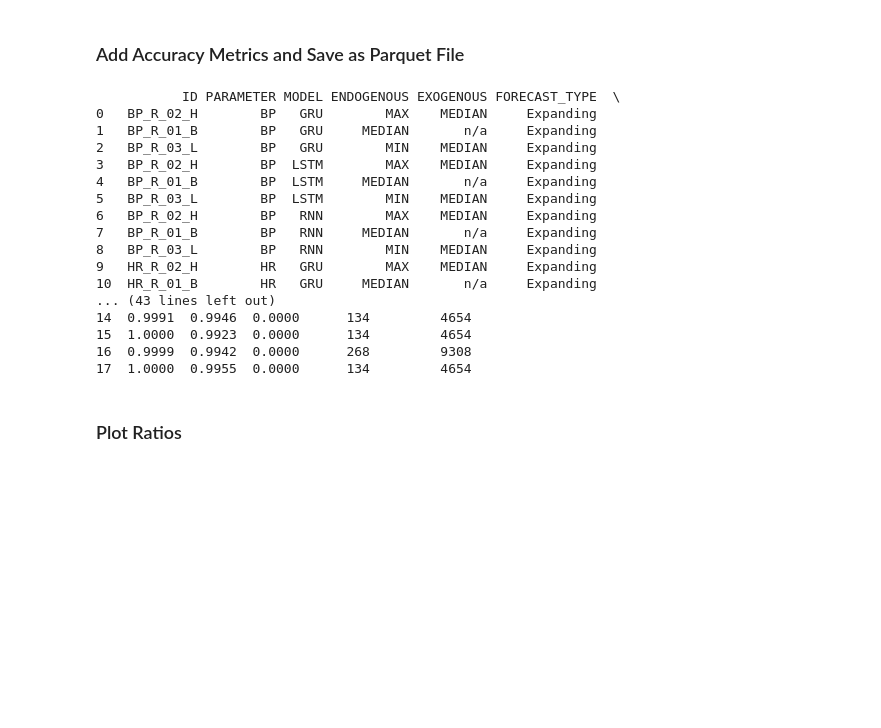
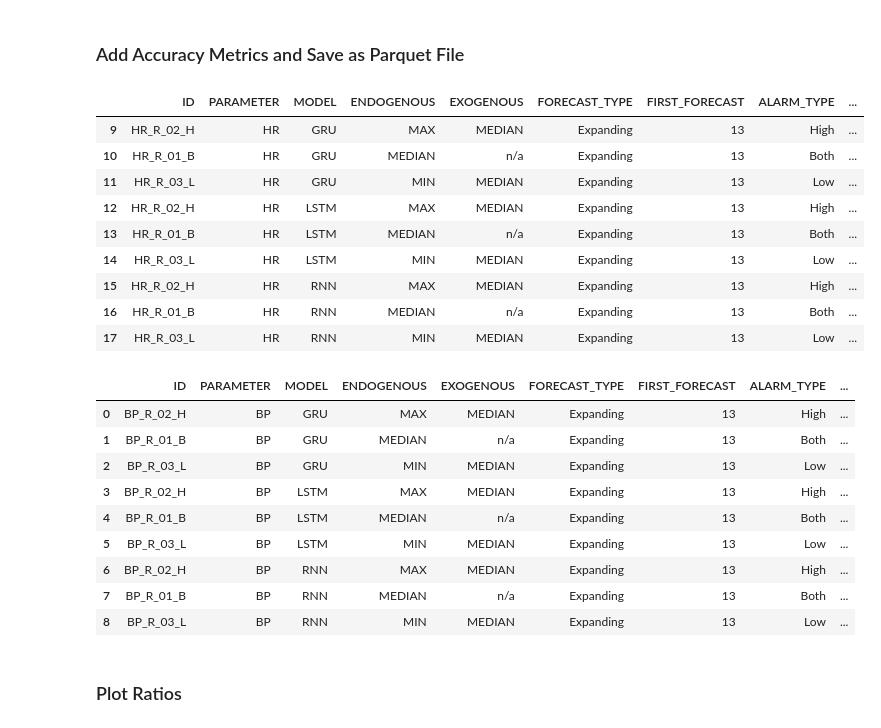
Before and after one commit to denise97/dhl2021, a Jupyter notebook: mimic_prediction_rnn/analysis_models_and_chunks.ipynb, the cells around one changed output. Drawn from its saved outputs; the diff is of its cells as text; code cells hidden in the pictures; blank space fills up the shorter version.

```diff
--- a/mimic_prediction_rnn/analysis_models_and_chunks.ipynb
+++ b/mimic_prediction_rnn/analysis_models_and_chunks.ipynb
@@ -67,49 +73,53 @@ print(result_matrix_models)
 # %%
 # Calculate metrics (see https://en.wikipedia.org/wiki/Sensitivity_and_specificity for more information)
 result_matrix_models['FPR'] = result_matrix_models['FP'] / (result_matrix_models['FP'] + result_matrix_models['TN'])
 result_matrix_models['TPR'] = result_matrix_models['TP'] / (result_matrix_models['TP'] + result_matrix_models['FN'])
 result_matrix_models['FNR'] = result_matrix_models['FN'] / (result_matrix_models['TP'] + result_matrix_models['FN'])
 result_matrix_models['TNR'] = result_matrix_models['TN'] / (result_matrix_models['FP'] + result_matrix_models['TN'])
 
 result_matrix_models['ACC'] = (result_matrix_models['TP'] + result_matrix_models['TN']) / \
                               (result_matrix_models['TP'] + result_matrix_models['FN'] + result_matrix_models['FP'] + result_matrix_models['TN'])
 result_matrix_models['F1S'] = result_matrix_models['TP'] / \
                               (result_matrix_models['TP'] + 0.5 * (result_matrix_models['FP'] + result_matrix_models['FN']))
 
 # Round all floats to 4 decimal places
 # Note: round() does not work for floats with many decimal places
 decimals = 4
 for col in ['FPR', 'TPR', 'FNR', 'TNR', 'ACC', 'F1S']:
     result_matrix_models[col] = result_matrix_models[col].apply(lambda x: round(x, decimals))
 
 # Move cols to end for similarity with ARIMA results and reset index
 result_matrix_models = result_matrix_models[['ID', 'PARAMETER', 'MODEL', 'ENDOGENOUS', 'EXOGENOUS', 'FORECAST_TYPE',
                                              'FIRST_FORECAST', 'ALARM_TYPE', 'FP', 'TP', 'FN', 'TN', 'FPR', 'TPR',
                                              'FNR', 'TNR', 'ACC', 'F1S', 'N_CHUNKS', 'N_ITERATIONS']].reset_index(drop=True)
 
-# Show complemented result matrix
-print(result_matrix_models)
+# Show complemented result matrix per parameter
+display(result_matrix_models[result_matrix_models['PARAMETER'] == 'HR'])
+display(result_matrix_models[result_matrix_models['PARAMETER'] == 'BP'])
 
 # Save result matrix as parquet
-result_matrix_models.to_parquet('../../data/darts/1000_chunks/result_matrix_models.parquet', engine='pyarrow')
+result_matrix_models.to_parquet(f'../../data/darts/{n_chunks}chunks/result_matrix_models.parquet', engine='pyarrow')
 # %% [output]
-           ID PARAMETER MODEL ENDOGENOUS EXOGENOUS FORECAST_TYPE  \
-0   BP_R_02_H        BP   GRU        MAX    MEDIAN     Expanding
-1   BP_R_01_B        BP   GRU     MEDIAN       n/a     Expanding
-2   BP_R_03_L        BP   GRU        MIN    MEDIAN     Expanding
-3   BP_R_02_H        BP  LSTM        MAX    MEDIAN     Expanding
-4   BP_R_01_B        BP  LSTM     MEDIAN       n/a     Expanding
-5   BP_R_03_L        BP  LSTM        MIN    MEDIAN     Expanding
-6   BP_R_02_H        BP   RNN        MAX    MEDIAN     Expanding
-7   BP_R_01_B        BP   RNN     MEDIAN       n/a     Expanding
-8   BP_R_03_L        BP   RNN        MIN    MEDIAN     Expanding
-9   HR_R_02_H        HR   GRU        MAX    MEDIAN     Expanding
-10  HR_R_01_B        HR   GRU     MEDIAN       n/a     Expanding
-... (43 lines left out)
-14  0.9991  0.9946  0.0000      134         4654
-15  1.0000  0.9923  0.0000      134         4654
-16  0.9999  0.9942  0.0000      268         9308
-17  1.0000  0.9955  0.0000      134         4654
+|  | ID | PARAMETER | MODEL | ENDOGENOUS | EXOGENOUS | FORECAST_TYPE | FIRST_FORECAST | ALARM_TYPE | ... |
+| 9 | HR_R_02_H | HR | GRU | MAX | MEDIAN | Expanding | 13 | High | ... |
+| 10 | HR_R_01_B | HR | GRU | MEDIAN | n/a | Expanding | 13 | Both | ... |
+| 11 | HR_R_03_L | HR | GRU | MIN | MEDIAN | Expanding | 13 | Low | ... |
+| 12 | HR_R_02_H | HR | LSTM | MAX | MEDIAN | Expanding | 13 | High | ... |
+| 13 | HR_R_01_B | HR | LSTM | MEDIAN | n/a | Expanding | 13 | Both | ... |
+| 14 | HR_R_03_L | HR | LSTM | MIN | MEDIAN | Expanding | 13 | Low | ... |
+| 15 | HR_R_02_H | HR | RNN | MAX | MEDIAN | Expanding | 13 | High | ... |
+| 16 | HR_R_01_B | HR | RNN | MEDIAN | n/a | Expanding | 13 | Both | ... |
+| 17 | HR_R_03_L | HR | RNN | MIN | MEDIAN | Expanding | 13 | Low | ... |
+|  | ID | PARAMETER | MODEL | ENDOGENOUS | EXOGENOUS | FORECAST_TYPE | FIRST_FORECAST | ALARM_TYPE | ... |
+| 0 | BP_R_02_H | BP | GRU | MAX | MEDIAN | Expanding | 13 | High | ... |
+| 1 | BP_R_01_B | BP | GRU | MEDIAN | n/a | Expanding | 13 | Both | ... |
+| 2 | BP_R_03_L | BP | GRU | MIN | MEDIAN | Expanding | 13 | Low | ... |
+| 3 | BP_R_02_H | BP | LSTM | MAX | MEDIAN | Expanding | 13 | High | ... |
+| 4 | BP_R_01_B | BP | LSTM | MEDIAN | n/a | Expanding | 13 | Both | ... |
+| 5 | BP_R_03_L | BP | LSTM | MIN | MEDIAN | Expanding | 13 | Low | ... |
+| 6 | BP_R_02_H | BP | RNN | MAX | MEDIAN | Expanding | 13 | High | ... |
+| 7 | BP_R_01_B | BP | RNN | MEDIAN | n/a | Expanding | 13 | Both | ... |
+| 8 | BP_R_03_L | BP | RNN | MIN | MEDIAN | Expanding | 13 | Low | ... |
 # %% [markdown]
 ### Plot Ratios
 # %%
```
Also changed, not shown: parts of 2 cells of this notebook, 1 other file.
